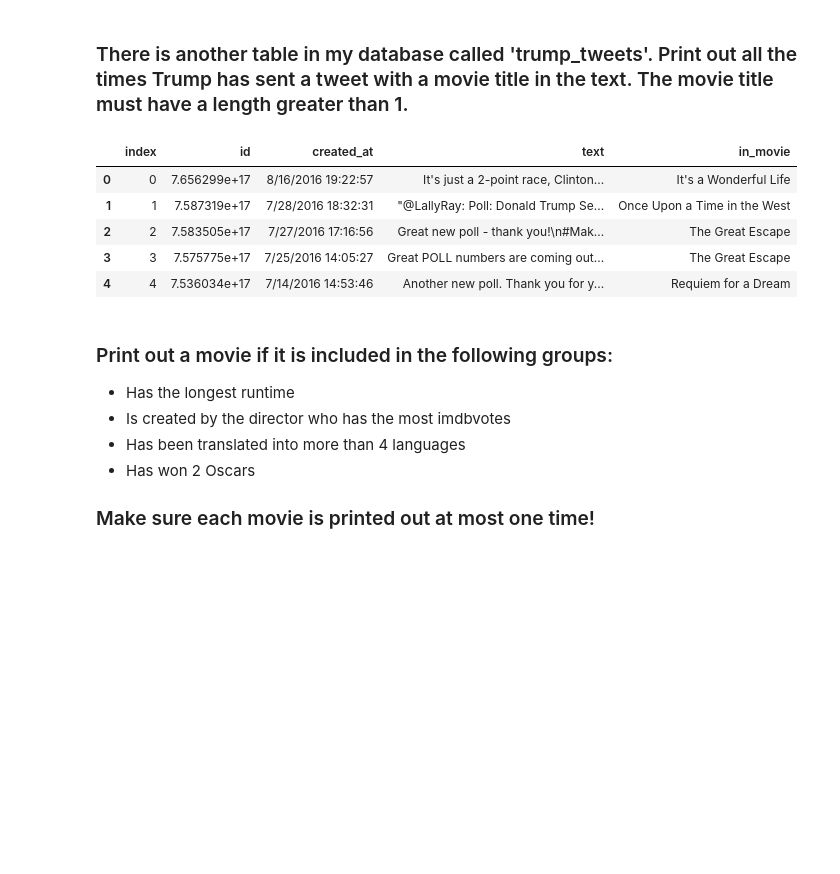
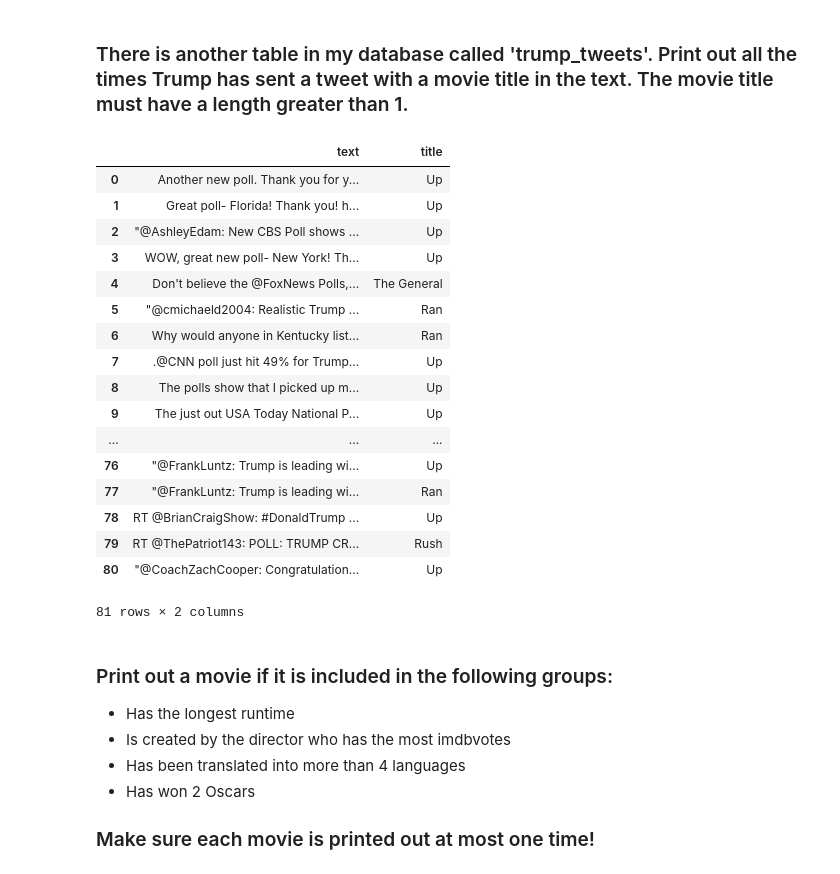
Before and after one commit to brownmt3255/dsi-sea-week07-1.4, a Jupyter notebook: Advanced SQL Starter.ipynb, the cells around one changed output. Cells and saved outputs as stored; diff of their text form; code cells hidden in the pictures; blank space fills up the shorter version.

```diff
--- a/Advanced SQL Starter.ipynb
+++ b/Advanced SQL Starter.ipynb
@@ -208,34 +204,3 @@ df_imdb.head()
 ## Difficulty => 9
 # %% [markdown]
 ### There is another table in my database called 'trump_tweets'. Print out all the times Trump has sent a tweet with a movie title in the text. The movie title must have a length greater than 1.
-# %%
-def title_in_tweet(tweet):
-    # Build dictionary with list of words in movie
-    dicty_movie = {}
-    for title in df_imdb.title:
-        dicty_movie[title] = []
-
-        for word in title.split(" "):
-            dicty_movie[title].append(word)
-
-    # Build list of words in tweet
-    listy_tweet = []
-    for word in tweet.split(" "):
-        listy_tweet.append(word)
-
-    # Check if any word in tweet is in movie title
-    for word in listy_tweet:
-        for title in dicty_movie:
-            if word in dicty_movie[title]:
-                return title
-
-df_tt['in_movie'] = df_tt.text.apply(title_in_tweet)
-
-df_tt.head()
-# %% [output]
-|  | index | id | created_at | text | in_movie |
-| 0 | 0 | 7.656299e+17 | 8/16/2016 19:22:57 | It's just a 2-point race, Clinton... | It's a Wonderful Life |
-| 1 | 1 | 7.587319e+17 | 7/28/2016 18:32:31 | "@LallyRay: Poll: Donald Trump Se... | Once Upon a Time in the West |
-| 2 | 2 | 7.583505e+17 | 7/27/2016 17:16:56 | Great new poll - thank you!\n#Mak... | The Great Escape |
-| 3 | 3 | 7.575775e+17 | 7/25/2016 14:05:27 | Great POLL numbers are coming out... | The Great Escape |
-| 4 | 4 | 7.536034e+17 | 7/14/2016 14:53:46 | Another new poll. Thank you for y... | Requiem for a Dream |
@@ -242,3 +209,26 @@ df_tt.head()
+# %%
+pd.read_sql('select t.text, w.title from trump_tweets t '
+            ' join website_imdb w on lower(t.text) like \'%%\'||lower(w.title)||\'%%\' '
+            'where length(w.title) > 1 ', engine )
+# %% [output]
+|  | text | title |
+| 0 | Another new poll. Thank you for y... | Up |
+| 1 | Great poll- Florida! Thank you! h... | Up |
+| 2 | "@AshleyEdam: New CBS Poll shows ... | Up |
+| 3 | WOW, great new poll- New York! Th... | Up |
+| 4 | Don't believe the @FoxNews Polls,... | The General |
+| 5 | "@cmichaeld2004: Realistic Trump ... | Ran |
+| 6 | Why would anyone in Kentucky list... | Ran |
+| 7 | .@CNN poll just hit 49% for Trump... | Up |
+| 8 | The polls show that I picked up m... | Up |
+| 9 | The just out USA Today National P... | Up |
+| ... | ... | ... |
+| 76 | "@FrankLuntz: Trump is leading wi... | Up |
+| 77 | "@FrankLuntz: Trump is leading wi... | Ran |
+| 78 | RT @BrianCraigShow: #DonaldTrump ... | Up |
+| 79 | RT @ThePatriot143: POLL: TRUMP CR... | Rush |
+| 80 | "@CoachZachCooper: Congratulation... | Up |
+81 rows × 2 columns
 # %% [markdown]
 ### Print out a movie if it is included in the following groups:
 * Has the longest runtime
```
Also changed, not shown: parts of 9 cells of this notebook.
